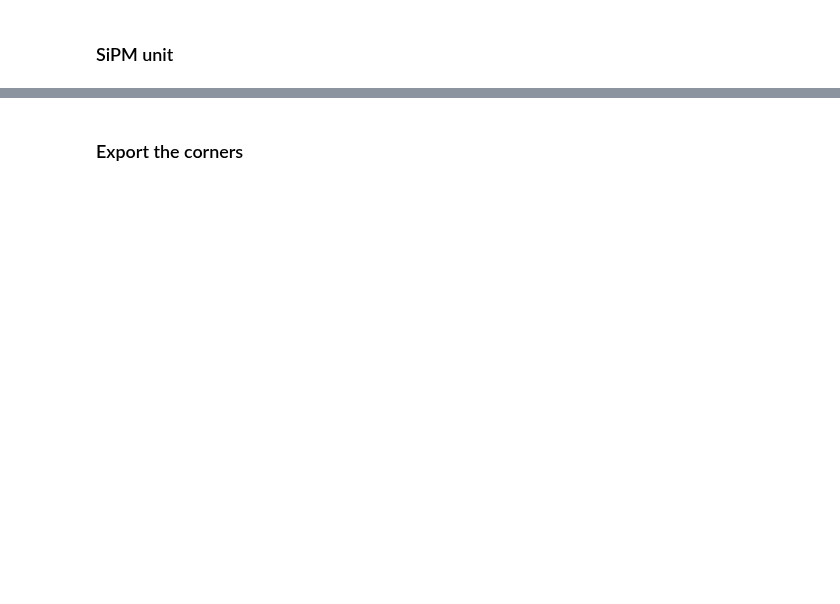
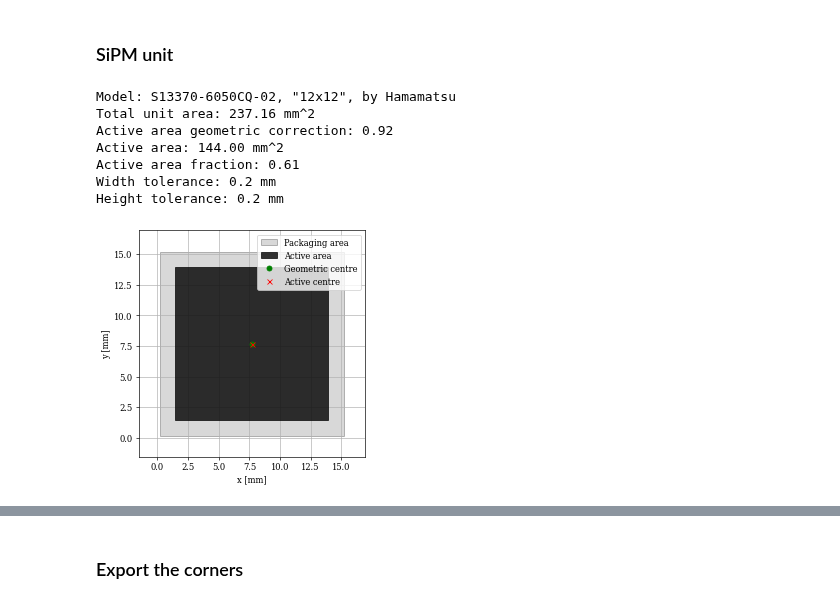
Before and after one commit to ricmperes/sipmarray, a Jupyter notebook: notebooks/make_array_geometry.ipynb, the cells around one changed output, grey strips where cells are left out. Drawn from its saved outputs; the diff is of its cells as text; code cells hidden in the pictures; blank space fills up the shorter version.

```diff
--- a/notebooks/make_array_geometry.ipynb
+++ b/notebooks/make_array_geometry.ipynb
@@ -12,6 +15,19 @@ from sipmarray import SiPMunit
 from sipmarray import SiPMarray
 # %% [markdown]
 ### SiPM unit
+# %%
+mppc = SiPMunit('quad')
+mppc.print_properties()
+mppc.plot_model()
+# %% [output]
+Model: S13370-6050CQ-02, "12x12", by Hamamatsu
+Total unit area: 237.16 mm^2
+Active area geometric correction: 0.92
+Active area: 144.00 mm^2
+Active area fraction: 0.61
+Width tolerance: 0.2 mm
+Height tolerance: 0.2 mm
+[figure, added]
 # %%
 mppc = SiPMunit(model = '3x3')
 mppc.print_properties()
```
Also changed, not shown: parts of 10 cells of this notebook, 21 other files.
